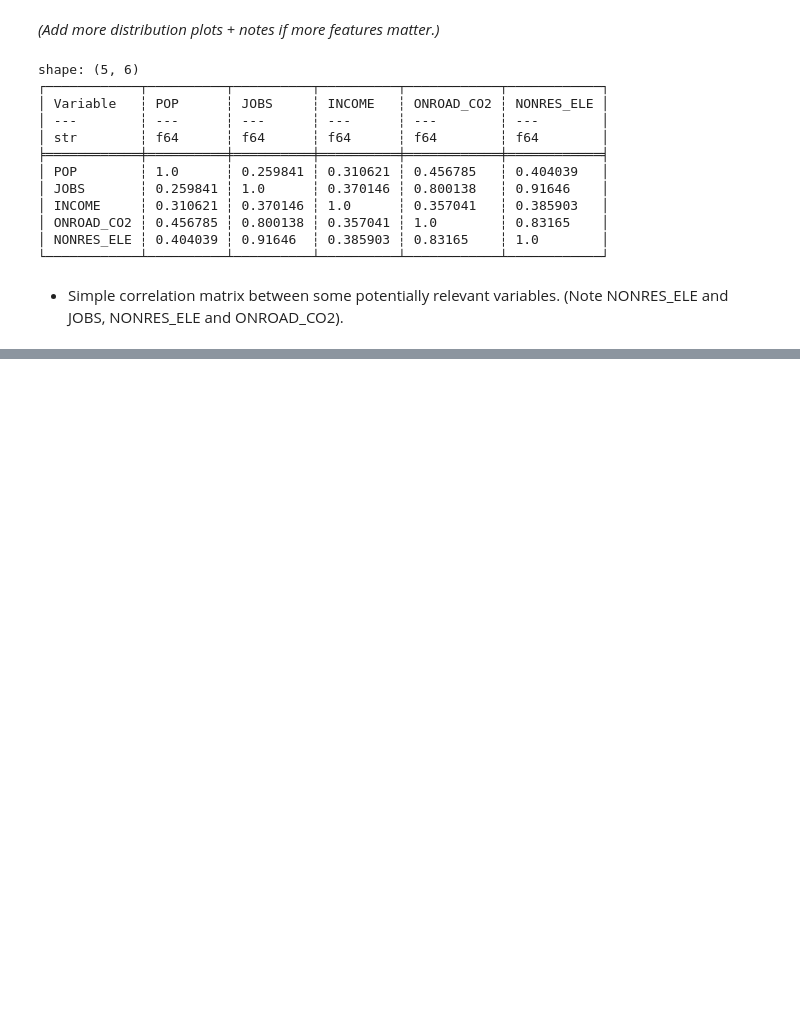
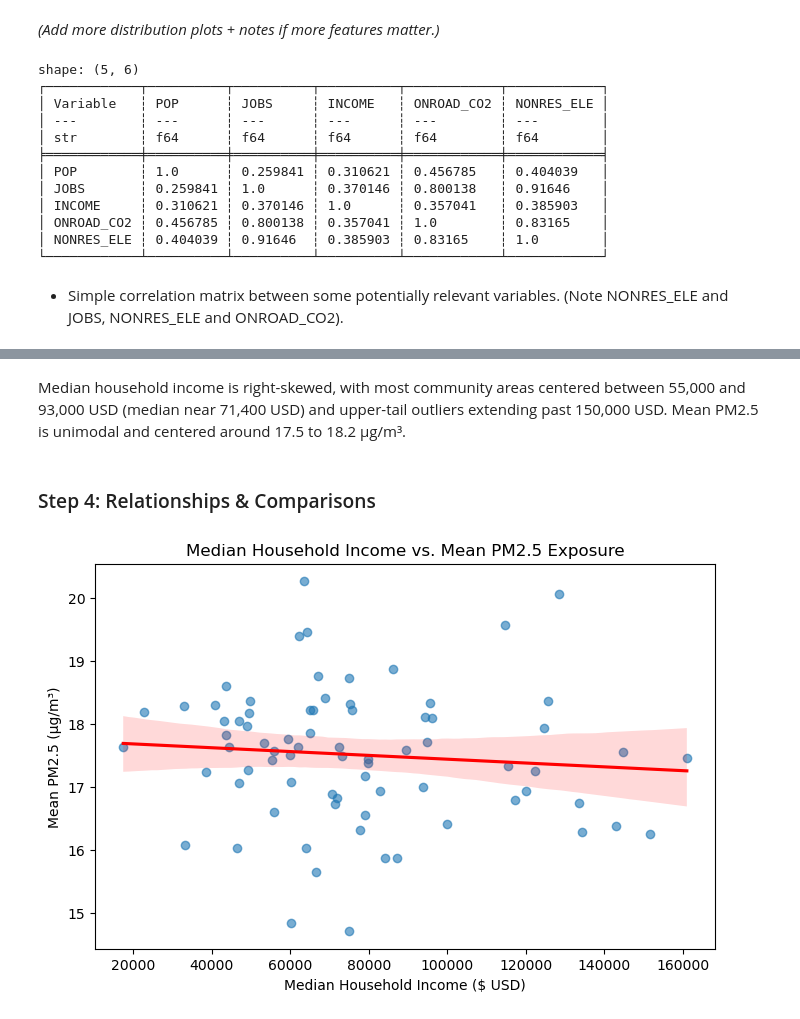
Before and after one commit to doctorplatypus/Socioeconomic-Health-Disparities, a Jupyter notebook: eda.ipynb, the cells around one changed output, grey strips where cells are left out. Drawn from its saved outputs; the diff is of its cells as text; code cells hidden in the pictures; blank space fills up the shorter version.

```diff
--- a/eda.ipynb
+++ b/eda.ipynb
@@ -706,5 +708,27 @@ shape: (5, 6)
 # %%
-print(income.shape)
-print(income.schema)
-income.glimpse()
+import os
+import polars as pl
+import matplotlib.pyplot as plt
+import seaborn as sns
+
+# 1. Load the Demographics/Income dataset with automatic path detection
+csv_name = "Chicago_Median_Income_By_Community_Area.csv"
+
+if os.path.exists(os.path.join("data", csv_name)):
+    income_path = os.path.join("data", csv_name)
+elif os.path.exists(os.path.join("..", csv_name)):
+    income_path = os.path.join("..", csv_name)
+elif os.path.exists(csv_name):
+    income_path = csv_name
+else:
+    income_path = os.path.join("..", "data", csv_name)
+
+income_df = pl.read_csv(income_path)
+
+# 2. Load the Open Air Chicago sensor dataset directly from the city portal
+air_url = "https://data.cityofchicago.org/api/views/rtmx-vkjr/rows.csv?accessType=DOWNLOAD"
+air_df = pl.read_csv(air_url, infer_schema_length=None, ignore_errors=True)
+
+print("Income Data loaded successfully! Shape:", income_df.shape)
+print("Air Data loaded successfully! Shape:", air_df.shape)
 # %% [output]
@@ -924,0 +850,20 @@ Normalize by population instead of using raw totals, and look at transportation
+# %% [markdown]
+Median household income is right-skewed, with most community areas centered between 55,000 and 93,000 USD (median near 71,400 USD) and upper-tail outliers extending past 150,000 USD. Mean PM2.5 is unimodal and centered around 17.5 to 18.2 µg/m³.
+# %% [markdown]
+### Step 4: Relationships & Comparisons
+# %%
+# Plot 1: Income vs Mean PM2.5 Scatter Plot
+plt.figure(figsize=(8, 5))
+sns.regplot(
+    data=df.to_pandas(),
+    x="median_household_income",
+    y="mean_pm25",
+    scatter_kws={"alpha": 0.6},
+    line_kws={"color": "red"}
+)
+plt.title("Median Household Income vs. Mean PM2.5 Exposure")
+plt.xlabel("Median Household Income ($ USD)")
+plt.ylabel("Mean PM2.5 (µg/m³)")
+plt.show()
+# %% [output]
+[figure, added]
```
Also changed, not shown: parts of 34 cells of this notebook.
